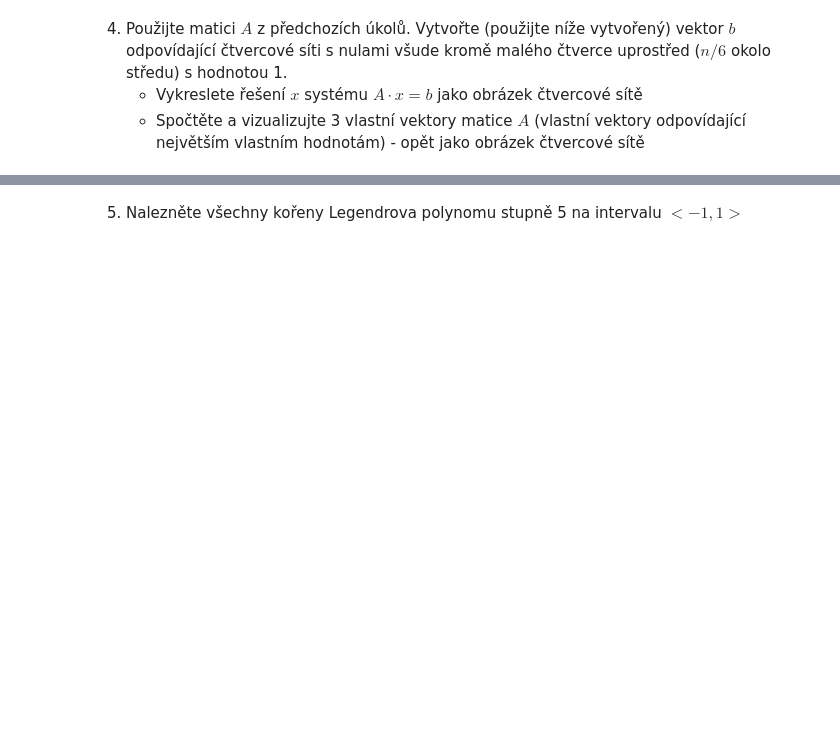
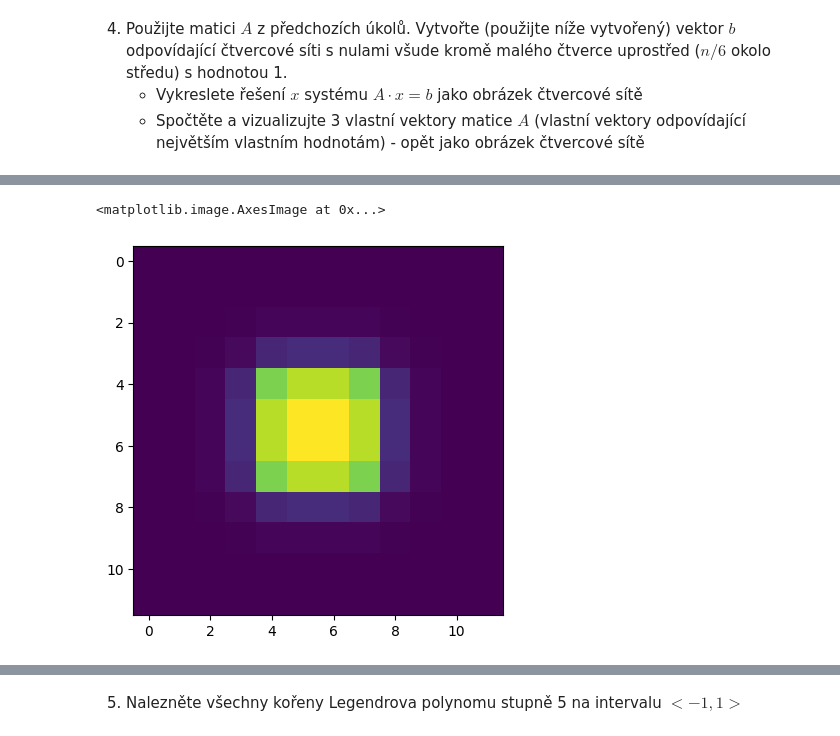
Before and after one commit to vin0048/ukoly, a Jupyter notebook: 05_ukoly.ipynb, the cells around one changed output, grey strips where cells are left out. Cells and saved outputs as stored; diff of their text form; code cells hidden in the pictures; blank space fills up the shorter version.

```diff
--- a/05_ukoly.ipynb
+++ b/05_ukoly.ipynb
@@ -63,3 +91,7 @@ print(A.todense())
         - zvlášť sestavte příspevky pro mimodiagonální prvky a diagonální prvky.
             - u diagonálních prvků, nejprve vyrobte vektor hodnot $1+ 4\cdot \varepsilon$ a pak pro každou hranu odečtěte $\varepsilon$.
     - Tyto pole vytvořte vektorizovaně - bez cyklů
+# %%
+n = 4
+index_matrix_vertical = np.arange(n * n).reshape((n, n)).T.flatten()
+index_matrix_vertical
@@ -69,25 +107,23 @@ print(A.todense())
 import numpy as np
 from scipy.sparse import csr_matrix
 
-n = 3
-epsilon = 0.1
 
 def A_efficiently(n, epsilon):
     ## --- Mimodiagonální prvky
     # Vnitřní horizontální hrany
-    horizontal_up_idx = # TODO - vytvořte indexy buněk nad hranou
-    horizontal_low_idx = # TODO - vytvořte indexy buněk pod hranou
-    row_horizontal = # TODO - vytvořte indexy řádků pro vnitřní horizontální hrany
-    col_horizontal = # TODO - vytvořte indexy sloupců pro vnitřní horizontální hrany
+    horizontal_up_idx =  np.arange(n*n-n) # TODO - vytvořte indexy buněk nad hranou
+    horizontal_low_idx = np.arange(n, n*n) # TODO - vytvořte indexy buněk pod hranou
+    row_horizontal = np.hstack((horizontal_up_idx, horizontal_low_idx)) # TODO - vytvořte indexy řádků pro vnitřní horizontální hrany
+    col_horizontal = np.hstack((horizontal_low_idx, horizontal_up_idx)) # TODO - vytvořte indexy sloupců pro vnitřní horizontální hrany
     data_horizontal = -epsilon * np.ones(2 * (n * n - n)) # data jsou vždy stejná
 
 
     # Vnitřní vertikální hrany
     index_matrix_vertical = np.arange(n * n).reshape((n, n)).T.flatten() # indexy buněk přeházené pro vertikální hranu
-    vertical_left_idx = # TODO použijte index_matrix_vertical[...] pro vytvoření indexů buněk vlevo od hran
-    vertical_right_idx = # TODO použijte index_matrix_vertical[...] pro vytvoření indexů buněk vpravo od hran
-    row_vertical = # TODO - vytvořte indexy řádků pro vnitřní vertikální hrany
-    col_vertical = # TODO - vytvořte indexy sloupců pro vnitřní vertikální hrany
+    vertical_left_idx = index_matrix_vertical[0:(n*n-n)]# TODO použijte index_matrix_vertical[...] pro vytvoření indexů buněk vlevo od hran
+    vertical_right_idx = index_matrix_vertical[n:n*n]# TODO použijte index_matrix_vertical[...] pro vytvoření indexů buněk vpravo od hran
+    row_vertical = np.hstack((vertical_left_idx, vertical_right_idx)) # TODO - vytvořte indexy řádků pro vnitřní vertikální hrany
+    col_vertical = np.hstack((vertical_right_idx, vertical_left_idx)) # TODO - vytvořte indexy sloupců pro vnitřní vertikální hrany
     data_vertical = -epsilon * np.ones(2 * (n * n - n)) # data jsou vždy stejná
 
     ## --- Diagonála (všechny prvky)
@@ -98,13 +134,13 @@ def A_efficiently(n, epsilon):
 
     # odečteme epsilon pro každou z hran
     # horní hrana
-    # TODO - odečtěte epsilon pro horní hranu
+    data_diag[::n] -= epsilon # TODO - odečtěte epsilon pro horní hranu
     # dolní hrana
-    # TODO - odečtěte epsilon pro dolní hranu
+    data_diag[n-1::n] -= epsilon # TODO - odečtěte epsilon pro dolní hranu
     # levá hrana
-    # TODO - odečtěte epsilon pro levou hranu
+    data_diag[:n] -= epsilon # TODO - odečtěte epsilon pro levou hranu
     # pravá hrana
-    # TODO - odečtěte epsilon pro pravou hranu
+    data_diag[-n:] -= epsilon # TODO - odečtěte epsilon pro pravou hranu
 
     ## --- spojení všech vektorů a sestavení matice
     # spojíme všechny vnitřní hrany a diagonálu
@@ -113,8 +149,6 @@ def A_efficiently(n, epsilon):
     data = np.hstack((data_diag, data_horizontal, data_vertical))
 
     # vyrobíme matici
-    A_efficiently = # TODO - vytvořte matici v CSR formátu z dat, řádků a sloupců
+    A_efficiently = csr_matrix((data,(row,col)), shape=(n*n, n*n)) # TODO - vytvořte matici v CSR formátu z dat, řádků a sloupců
 
     return A_efficiently
-
-print(A_efficiently(n, epsilon).todense())
@@ -136,4 +187,7 @@ plt.imshow(b.reshape((n, n)))
 # %%
 import scipy as sp
-
+plt.imshow(sp.sparse.linalg.spsolve(A,b).reshape(n,n))
 # TODO - vyřešte lineární rovnici A x = b a vykreselete výsledek
+# %% [output]
+<matplotlib.image.AxesImage at 0x...>
+[figure, added]
```
Also changed, not shown: parts of 13 cells of this notebook, 1 other file.
